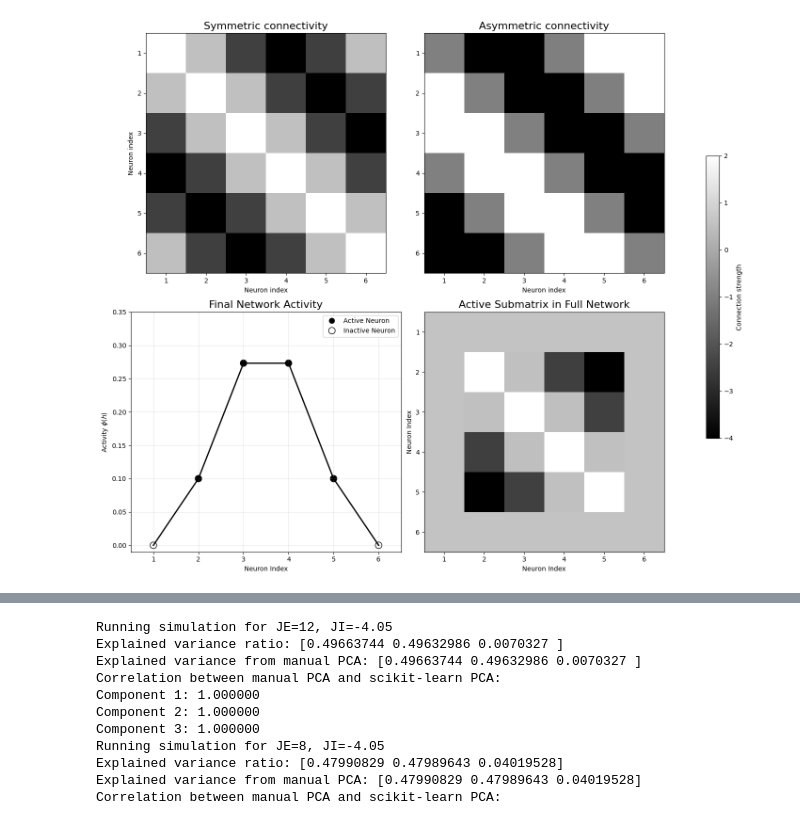
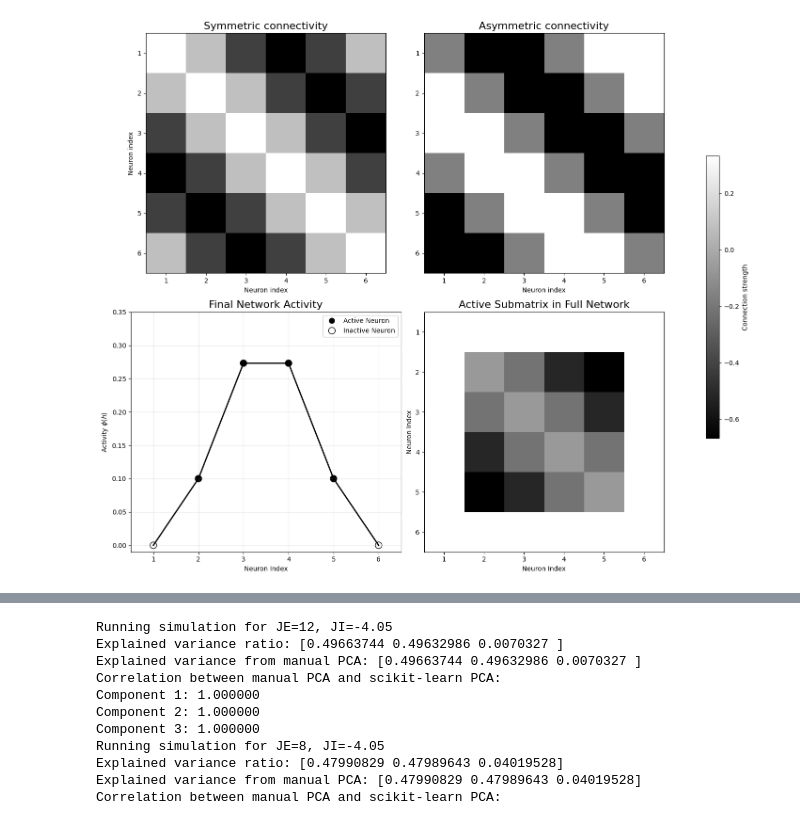
Before and after one commit to Sepsad/CompNeuroMethodsHWs, a Jupyter notebook: Final_project/code.ipynb, the cells around one changed output, grey strips where cells are left out. Cells and saved outputs as stored; diff of their text form; code cells hidden in the pictures.

```diff
--- a/Final_project/code.ipynb
+++ b/Final_project/code.ipynb
@@ -226,13 +210,13 @@ def compute_opt_JE(N):
 
 import numpy as np
 
-def build_connectivity(N, JE=3.0, JI=-1.0, tau=0.1):
+def build_connectivity(N, JE=3.0, JI=-1.0):
     theta = np.linspace(0, 2 * np.pi, N, endpoint=False)
     Ws = (JI + JE * np.cos(theta[:, None] - theta[None, :])) / N
     Wa = np.sin(theta[:, None] - theta[None, :]) / N
-    W = (Ws) / tau
-    W_cw = Wa / tau
-    W_ccw = Wa / tau
+    W = Ws
+    W_cw = Wa
+    W_ccw = Wa
     return theta, W, W_cw, W_ccw , Ws, Wa
 # %%
 import matplotlib.pyplot as plt
@@ -241,10 +225,10 @@ from matplotlib.lines import Line2D
 
 # Calculate connectivity matrices using the existing function
 N = 6
-theta, W, W_cw, W_ccw, Ws, Wa = build_connectivity(N=N, JE=3.0, JI=-1.0, tau=0.1)
+theta, W, W_cw, W_ccw, Ws, Wa = build_connectivity(N=N, JE=3.0, JI=-1.0)
 
-Ws = Ws * 6
-Wa = Wa * 6
+# Ws = Ws * 6
+# Wa = Wa * 6
 
 # Create a 2x2 panel figure
 fig = plt.figure(figsize=(14, 12))
@@ -305,34 +289,34 @@ active_indices = np.where(active_mask)[0]
 active_submatrix = W[np.ix_(active_indices, active_indices)]
 
 # Create full matrix with active submatrix highlighted
 full_matrix = np.ones((N, N))
 for i, row_idx in enumerate(active_indices):
     for j, col_idx in enumerate(active_indices):
         full_matrix[row_idx, col_idx] = active_submatrix[i, j]
 
 # Plot the full matrix with the active submatrix highlighted
 im4 = ax4.imshow(full_matrix, cmap='grey', aspect='equal')
 ax4.set_title('Active Submatrix in Full Network', fontsize=16)
 ax4.set_xlabel("Neuron Index")
 ax4.set_ylabel("Neuron Index")
 
 # Set ticks for the bottom-right panel
 ax4.set_xticks(range(N))
 ax4.set_yticks(range(N))
 ax4.set_xticklabels(range(1, N+1))
 ax4.set_yticklabels(range(1, N+1))
 
 # Add a single colorbar for the entire figure
 fig.subplots_adjust(right=0.9)
 cbar_ax = fig.add_axes([0.93, 0.25, 0.02, 0.5])  # Positioned to cover the middle of the figure
 cbar = plt.colorbar(im1, cax=cbar_ax)
 cbar.set_label('Connection strength')
 
 plt.tight_layout(rect=[0, 0, 0.9, 1])
 plt.savefig('latex/connectivity_and_activity.png', dpi=300, bbox_inches='tight')
 plt.show()
 # %% [output]
-[figure, old version]
+[figure, new version]
 # %%
 from sklearn.decomposition import PCA
 
```
Also changed, not shown: parts of 4 cells of this notebook.
